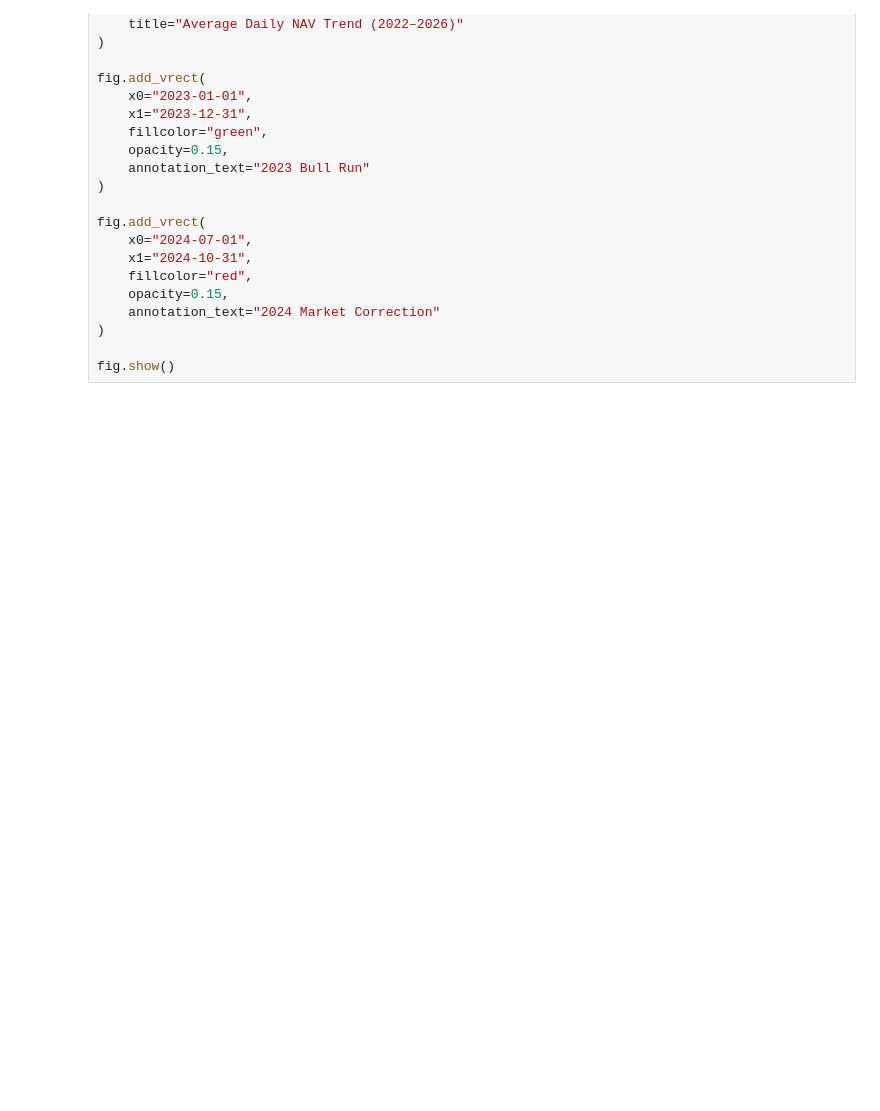
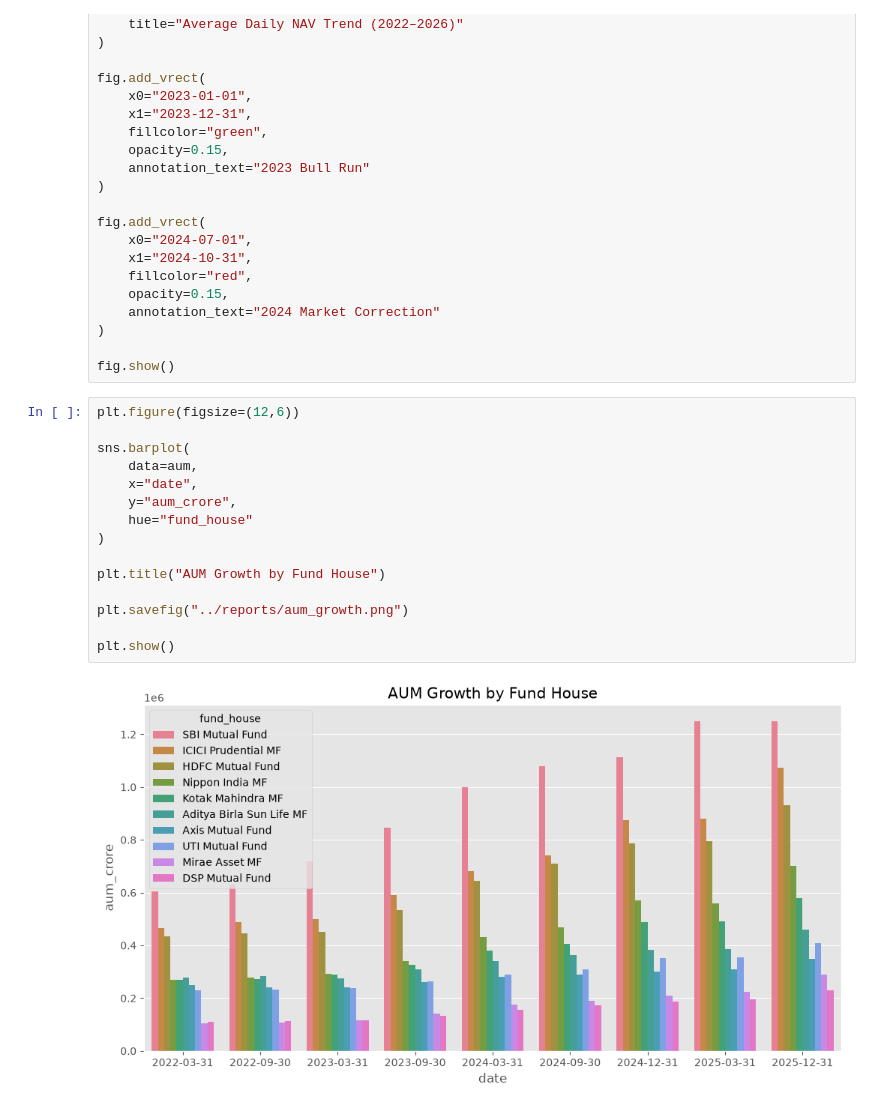
Before and after one commit to rishab23csu261-commits/bluestock-mf-capstone, a Jupyter notebook: notebooks/EDA_Analysis.ipynb, the cells around one changed output. Cells and saved outputs as stored; diff of their text form; blank space fills up the shorter version.

```diff
--- a/notebooks/EDA_Analysis.ipynb
+++ b/notebooks/EDA_Analysis.ipynb
@@ -102,3 +102,20 @@ fig.add_vrect(
 )
 
 fig.show()
+# %%
+plt.figure(figsize=(12,6))
+
+sns.barplot(
+    data=aum,
+    x="date",
+    y="aum_crore",
+    hue="fund_house"
+)
+
+plt.title("AUM Growth by Fund House")
+
+plt.savefig("../reports/aum_growth.png")
+
+plt.show()
+# %% [output]
+[figure, added]
```
Also changed, not shown: parts of 12 cells of this notebook, 18 other files.
